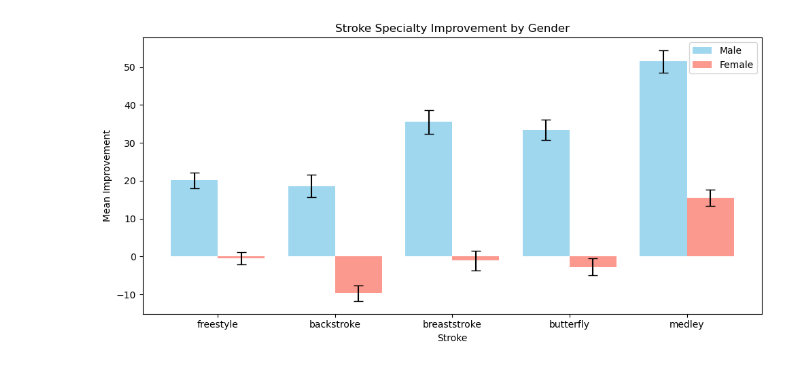
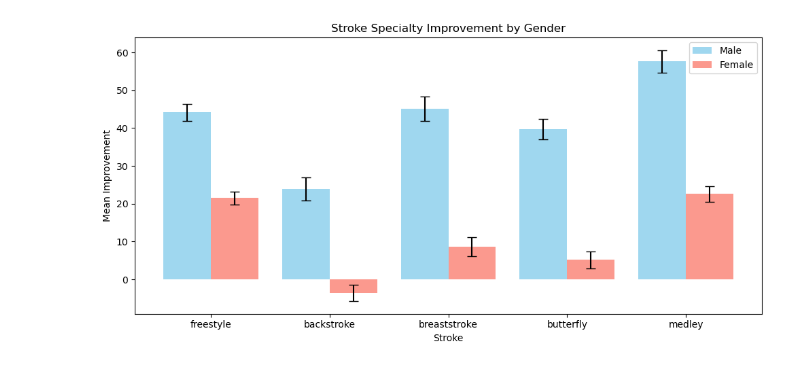
Before and after one commit to rhit-calviet/Swim-Analysis, a Jupyter notebook: Main/FilterBySwimEventANDGender.ipynb, the cells around one changed output. Drawn from its saved outputs; the diff is of its cells as text; code cells hidden in the pictures.

Commit message:
fixed swim event and gender

```diff
--- a/Main/FilterBySwimEventANDGender.ipynb
+++ b/Main/FilterBySwimEventANDGender.ipynb
@@ -4,6 +4,9 @@ import matplotlib.pyplot as plt
 import warnings
 
 warnings.filterwarnings("ignore")
+
+def mean_of_top_5(series):
+    return series.nlargest(5).mean()
 
 # Assuming your DataFrame has a 'Gender' column with values like 'M' and 'F'
 df = pd.read_parquet('CLEANED_SWIM_DATA.parquet')
@@ -65,7 +68,7 @@ for stroke in stroke_categories:
 
         # Step 5: Create pivot table
         pivot_table = stroke_only.pivot_table(
-            values='Points', index='ID', columns='isHS', aggfunc='mean'
+            values='Points', index='ID', columns='isHS', aggfunc=mean_of_top_5
         )
 
         # Compute improvement difference
@@ -90,6 +93,8 @@ for stroke in stroke_categories:
             mean_improvement_female.append(mean)
             std_improvement_female.append(ci)  # Using CI instead of std
             n_female.append(n)
+        if stroke == "backstroke" and gender == "F":
+            sorted_F_Back = pivot_table[['Difference']].sort_values(by='Difference')
 
 # Create DataFrame for visualization
 data = {
@@ -98,31 +103,31 @@ data = {
     'CI (M)': std_improvement_male,  # Using CI instead of standard deviation
     'Mean Improvement (F)': mean_improvement_female,
     'CI (F)': std_improvement_female  # Using CI instead of standard deviation
 }
 
 df_vis = pd.DataFrame(data)
 
 # Plot the grouped bar chart
 fig, ax = plt.subplots(figsize=(10, 5))
 x = range(len(stroke_categories))
 
 bar_width = 0.4  # Width of the bars
 
 ax.bar([i - bar_width/2 for i in x], df_vis['Mean Improvement (M)'], yerr=df_vis['CI (M)'],
        capsize=5, color='skyblue', alpha=0.8, width=bar_width, label='Male')
 
 ax.bar([i + bar_width/2 for i in x], df_vis['Mean Improvement (F)'], yerr=df_vis['CI (F)'],
        capsize=5, color='salmon', alpha=0.8, width=bar_width, label='Female')
 
 # Labels and title
 ax.set_xticks(x)
 ax.set_xticklabels(stroke_categories)
 ax.set_xlabel('Stroke')
 ax.set_ylabel('Mean Improvement')
 ax.set_title('Stroke Specialty Improvement by Gender')
 ax.legend()
 
 plt.tight_layout()
 plt.show()
 # %% [output]
-[figure, old version]
+[figure, new version]
```
